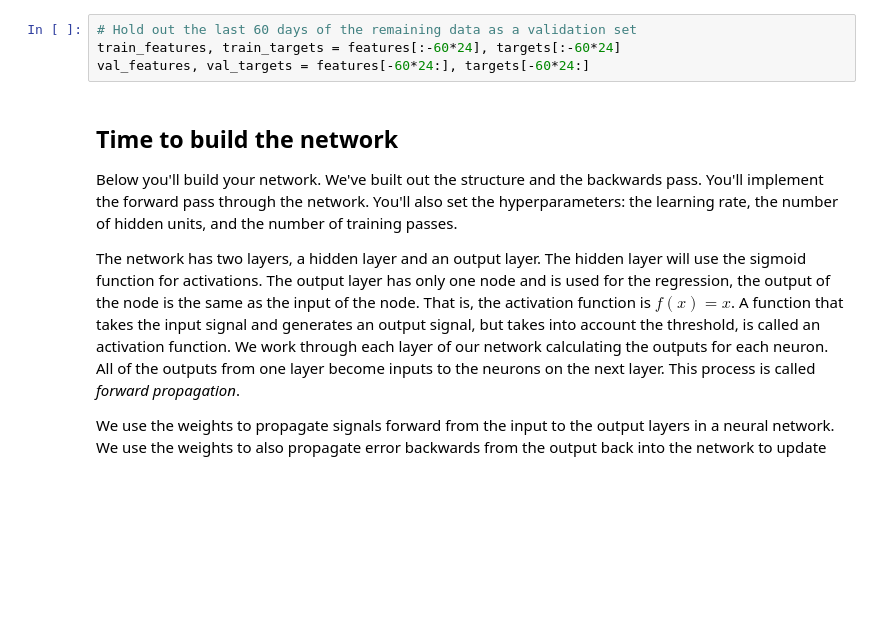
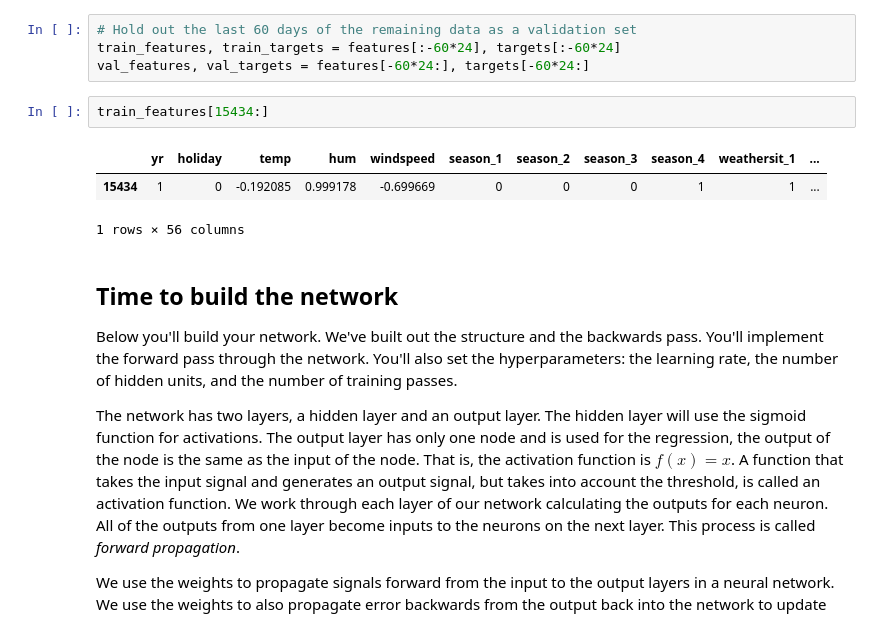
Before and after one commit to riochuong/DeepLearning_Project1, a Jupyter notebook: dlnd-your-first-neural-network.ipynb, the cells around one changed output. Saved outputs shown, nothing was run; the diff lists cells and outputs as text; blank space fills up the shorter version.

```diff
--- a/dlnd-your-first-neural-network.ipynb
+++ b/dlnd-your-first-neural-network.ipynb
@@ -90,6 +90,12 @@ We'll split the data into two sets, one for training and one for validating as t
 # Hold out the last 60 days of the remaining data as a validation set
 train_features, train_targets = features[:-60*24], targets[:-60*24]
 val_features, val_targets = features[-60*24:], targets[-60*24:]
+# %%
+train_features[15434:]
+# %% [output]
+|  | yr | holiday | temp | hum | windspeed | season_1 | season_2 | season_3 | season_4 | weathersit_1 | ... |
+| 15434 | 1 | 0 | -0.192085 | 0.999178 | -0.699669 | 0 | 0 | 0 | 1 | 1 | ... |
+1 rows × 56 columns
 # %% [markdown]
 ## Time to build the network
 
```
Also changed, not shown: parts of 3 cells of this notebook.
